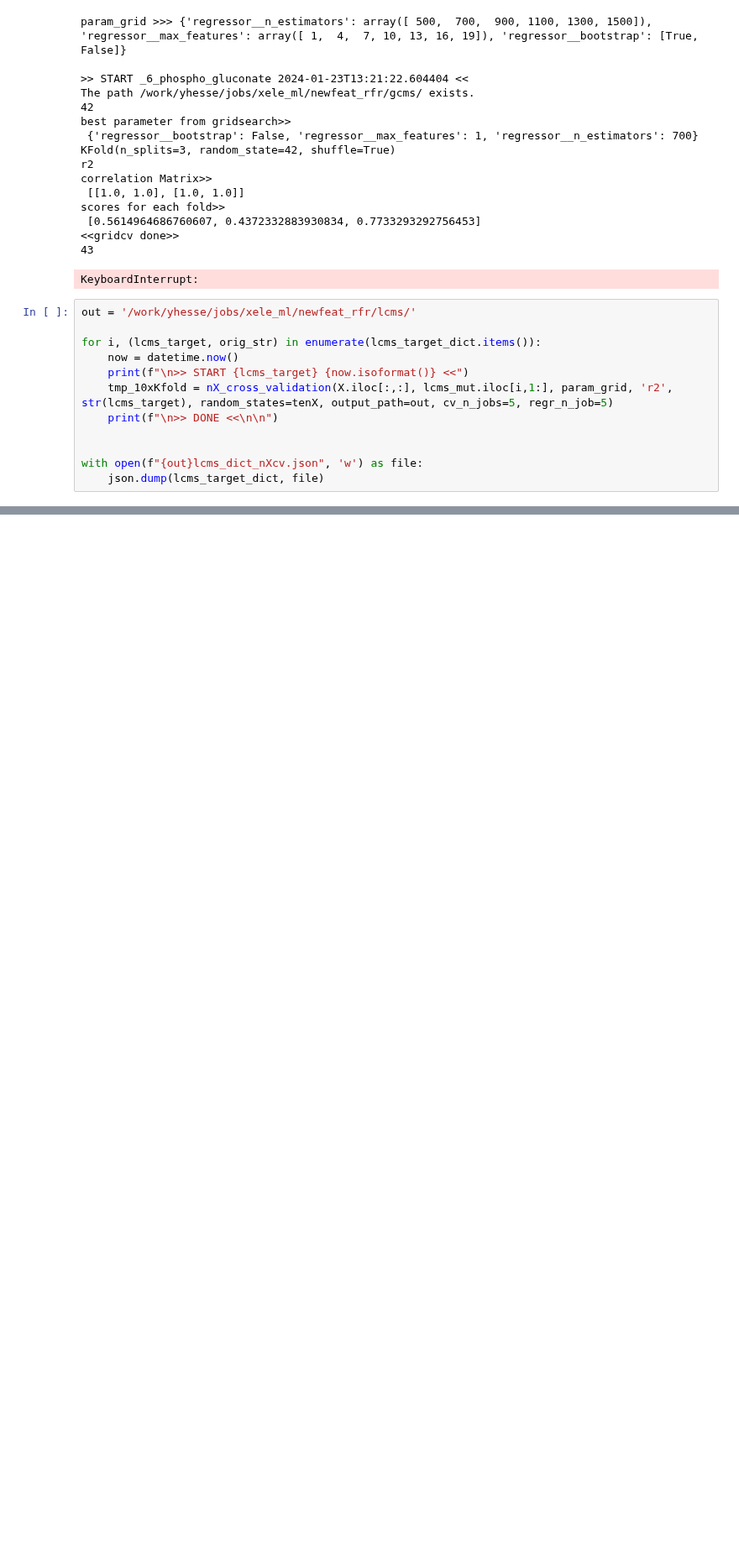
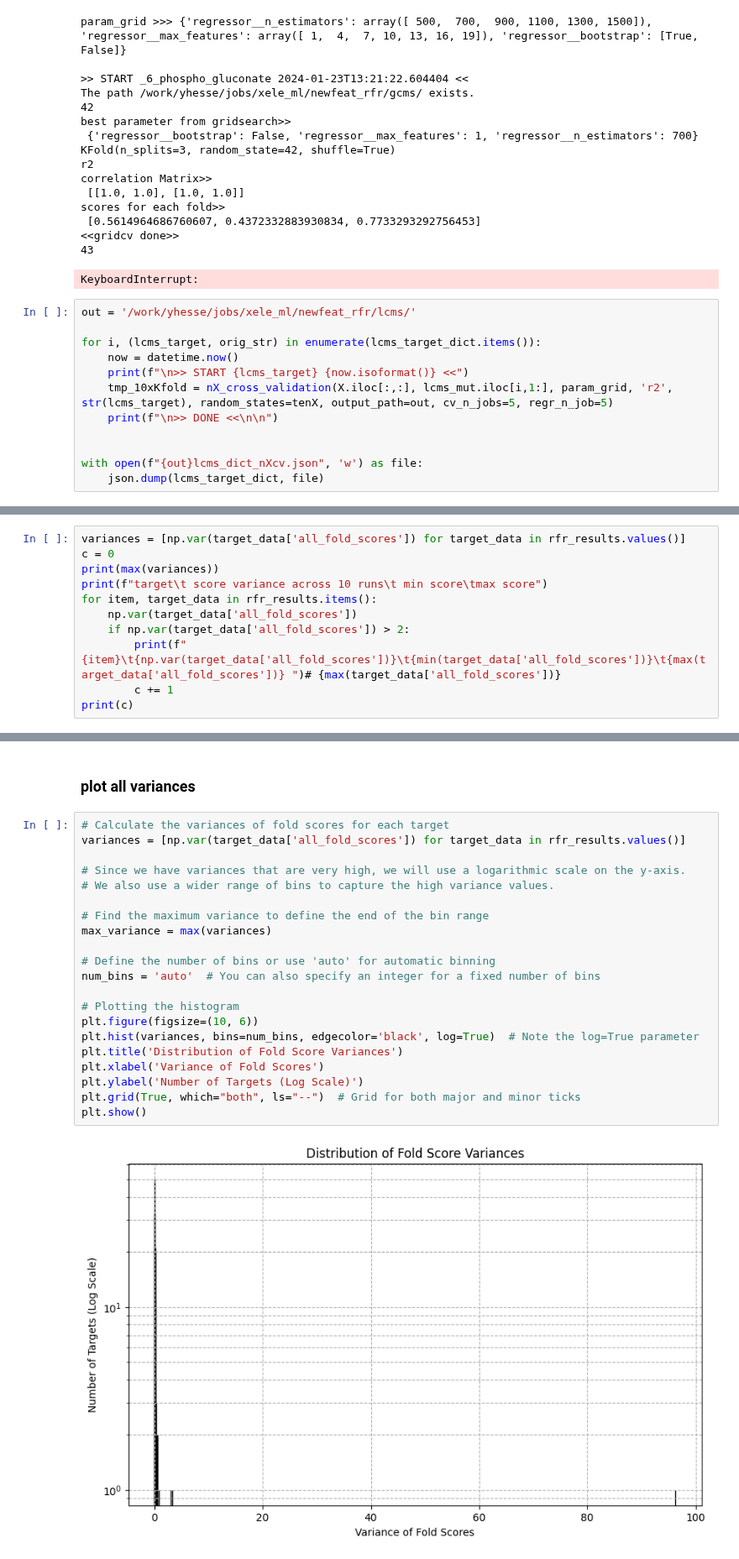
Before and after one commit to Yawkward/x.elegans, a Jupyter notebook: newfeaturespace/newfeat_10xKfold_rfr.ipynb, the cells around one changed output, grey strips where cells are left out. Shown at 84% size. Saved outputs shown, nothing was run; the diff lists cells and outputs as text; blank space fills up the shorter version.

Commit message:
rfr analysis, plotting etc.

```diff
--- a/newfeaturespace/newfeat_10xKfold_rfr.ipynb
+++ b/newfeaturespace/newfeat_10xKfold_rfr.ipynb
@@ -361,0 +451,11 @@ with open(f"{out}lcms_dict_nXcv.json", 'w') as file:
+# %%
+variances = [np.var(target_data['all_fold_scores']) for target_data in rfr_results.values()]
+c = 0
+print(max(variances))
+print(f"target\t score variance across 10 runs\t min score\tmax score")
+for item, target_data in rfr_results.items():
+    np.var(target_data['all_fold_scores'])
+    if np.var(target_data['all_fold_scores']) > 2:
+        print(f"{item}\t{np.var(target_data['all_fold_scores'])}\t{min(target_data['all_fold_scores'])}\t{max(target_data['all_fold_scores'])} ")# {max(target_data['all_fold_scores'])}
+        c += 1
+print(c)
@@ -361,0 +469,25 @@ with open(f"{out}lcms_dict_nXcv.json", 'w') as file:
+# %% [markdown]
+### plot all variances
+# %%
+# Calculate the variances of fold scores for each target
+variances = [np.var(target_data['all_fold_scores']) for target_data in rfr_results.values()]
+
+# Since we have variances that are very high, we will use a logarithmic scale on the y-axis.
+# We also use a wider range of bins to capture the high variance values.
+
+# Find the maximum variance to define the end of the bin range
+max_variance = max(variances)
+
+# Define the number of bins or use 'auto' for automatic binning
+num_bins = 'auto'  # You can also specify an integer for a fixed number of bins
+
+# Plotting the histogram
+plt.figure(figsize=(10, 6))
+plt.hist(variances, bins=num_bins, edgecolor='black', log=True)  # Note the log=True parameter
+plt.title('Distribution of Fold Score Variances')
+plt.xlabel('Variance of Fold Scores')
+plt.ylabel('Number of Targets (Log Scale)')
+plt.grid(True, which="both", ls="--")  # Grid for both major and minor ticks
+plt.show()
+# %% [output]
+[figure, added]
```
Also changed, not shown: parts of 15 cells of this notebook, 1 other file.
